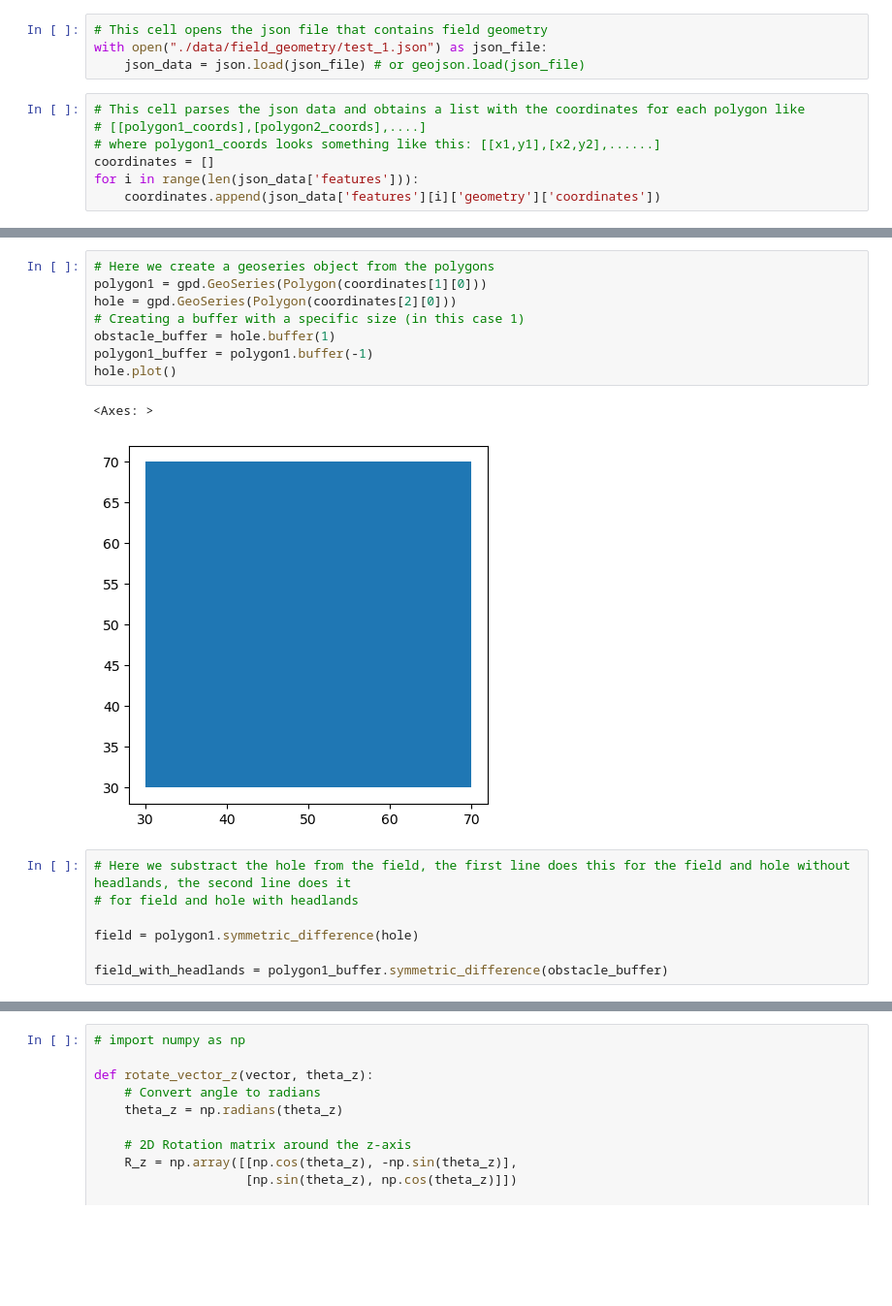
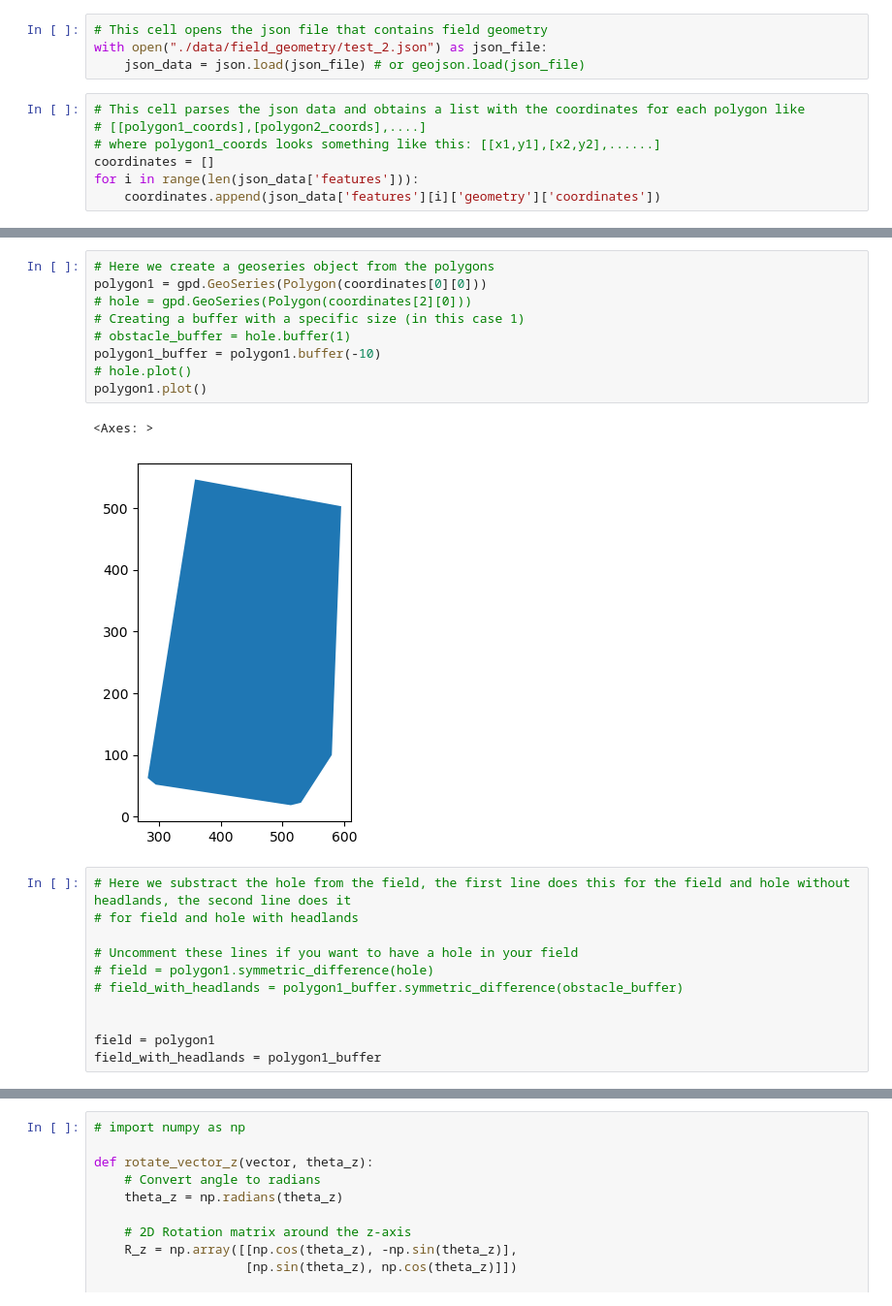
Before and after one commit to NickBak08/AgricultureRobotics, a Jupyter notebook: PathPlanning/testing_functions.ipynb, the cells around one changed output, grey strips where cells are left out. Shown: that part at 97% size. Cells and saved outputs as stored; diff of their text form; blank space fills up the shorter version.

```diff
--- a/PathPlanning/testing_functions.ipynb
+++ b/PathPlanning/testing_functions.ipynb
@@ -11,7 +11,7 @@ import geopandas as gpd
 import numpy as np
 # %%
 # This cell opens the json file that contains field geometry
-with open("./data/field_geometry/test_1.json") as json_file:
+with open("./data/field_geometry/test_2.json") as json_file:
     json_data = json.load(json_file) # or geojson.load(json_file)
 # %%
 # This cell parses the json data and obtains a list with the coordinates for each polygon like
@@ -23,21 +34,26 @@ for i in range(len(json_data['features'])):
 # %%
 # Here we create a geoseries object from the polygons
-polygon1 = gpd.GeoSeries(Polygon(coordinates[1][0]))
-hole = gpd.GeoSeries(Polygon(coordinates[2][0]))
+polygon1 = gpd.GeoSeries(Polygon(coordinates[0][0]))
+# hole = gpd.GeoSeries(Polygon(coordinates[2][0]))
 # Creating a buffer with a specific size (in this case 1)
-obstacle_buffer = hole.buffer(1)
-polygon1_buffer = polygon1.buffer(-1)
-hole.plot()
+# obstacle_buffer = hole.buffer(1)
+polygon1_buffer = polygon1.buffer(-10)
+# hole.plot()
+polygon1.plot()
 # %% [output]
 <Axes: >
-[figure, old version]
+[figure, new version]
 # %%
 # Here we substract the hole from the field, the first line does this for the field and hole without headlands, the second line does it
 # for field and hole with headlands
 
-field = polygon1.symmetric_difference(hole)
+# Uncomment these lines if you want to have a hole in your field
+# field = polygon1.symmetric_difference(hole)
+# field_with_headlands = polygon1_buffer.symmetric_difference(obstacle_buffer)
 
-field_with_headlands = polygon1_buffer.symmetric_difference(obstacle_buffer)
+
+field = polygon1
+field_with_headlands = polygon1_buffer
 # %%
 # Plotting the field (green) and headland boundaries
 fig, ax = plt.subplots()
```
Also changed, not shown: parts of 20 cells of this notebook.
